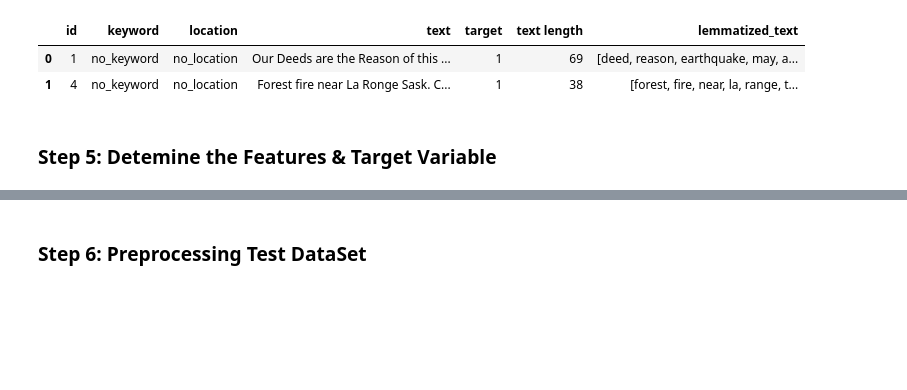
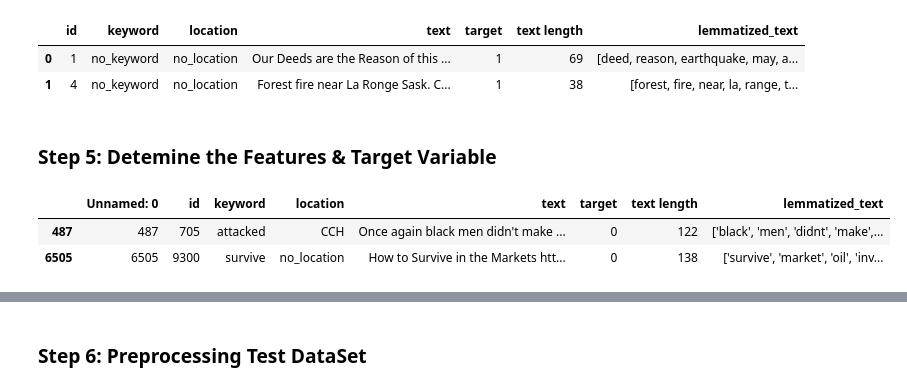
Before and after one commit to Naderiii/Natural-Language-Processing-with-Disaster-Tweets, a Jupyter notebook: Disaster_Tweets_NLP.ipynb, the cells around one changed output, grey strips where cells are left out. Cells and saved outputs as stored; diff of their text form; code cells hidden in the pictures; blank space fills up the shorter version.

```diff
--- a/Disaster_Tweets_NLP.ipynb
+++ b/Disaster_Tweets_NLP.ipynb
@@ -394,3 +394,10 @@ train_data.head(2)
 | 1 | 4 | no_keyword | no_location | Forest fire near La Ronge Sask. C... | 1 | 38 | [forest, fire, near, la, range, t... |
 # %% [markdown]
 ### Step 5: Detemine the Features & Target Variable
+# %%
+clean_df = pd.read_csv("train_data_clean.csv")
+clean_df.sample(2)
+# %% [output]
+|  | Unnamed: 0 | id | keyword | location | text | target | text length | lemmatized_text |
+| 487 | 487 | 705 | attacked | CCH | Once again black men didn't make ... | 0 | 122 | ['black', 'men', 'didnt', 'make',... |
+| 6505 | 6505 | 9300 | survive | no_location | How to Survive in the Markets htt... | 0 | 138 | ['survive', 'market', 'oil', 'inv... |
```
Also changed, not shown: parts of 2 cells of this notebook.
